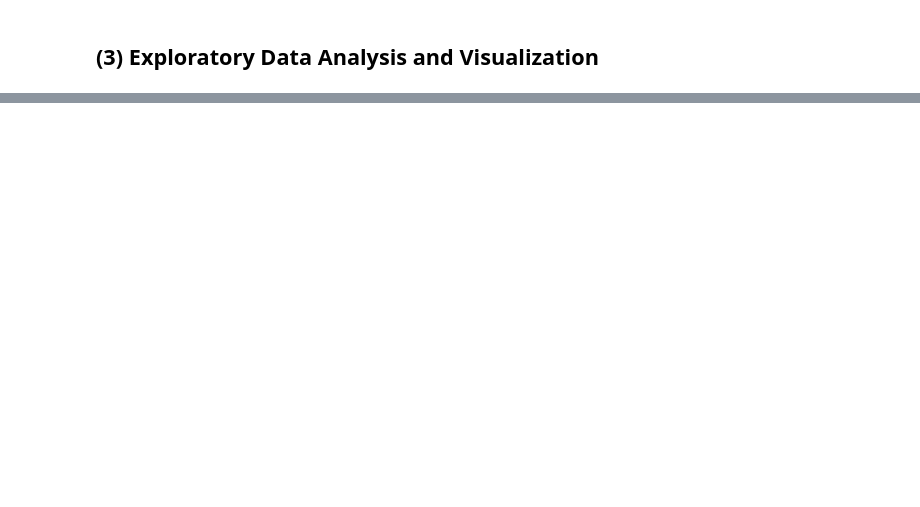
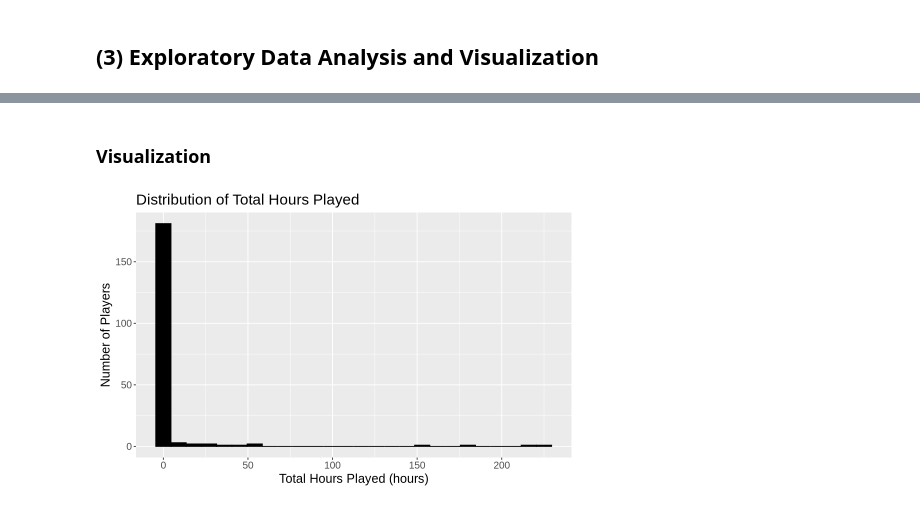
Before and after one commit to SzJasonHuang/Project-Planning, a Jupyter notebook: ProjectPlanningStage.ipynb, the cells around one changed output, grey strips where cells are left out. Saved outputs shown, nothing was run; the diff lists cells and outputs as text; code cells hidden in the pictures; blank space fills up the shorter version.

Commit message:
Visualization
Created relevant visualization graph for my data set and started on explaining why KNN classification should be used to answer our specific question.

```diff
--- a/ProjectPlanningStage.ipynb
+++ b/ProjectPlanningStage.ipynb
@@ -43,0 +61,11 @@ players_0 <- players_0 |> mutate(top_hours = played_hours >= top20Hour)
+# %% [markdown]
+### Visualization
+# %%
+options(repr.plot.width = 8, repr.plot.height = 5)
+players |> ggplot(aes(x = played_hours)) +
+  geom_histogram(binwidth = 9, fill = "black", color = "black") +
+  labs(title = "Distribution of Total Hours Played",
+    x = "Total Hours Played (hours)",
+    y = "Number of Players") + theme(text = element_text(size = 15))
+# %% [output]
+[figure, added]
```
Also changed, not shown: parts of 12 cells of this notebook.
